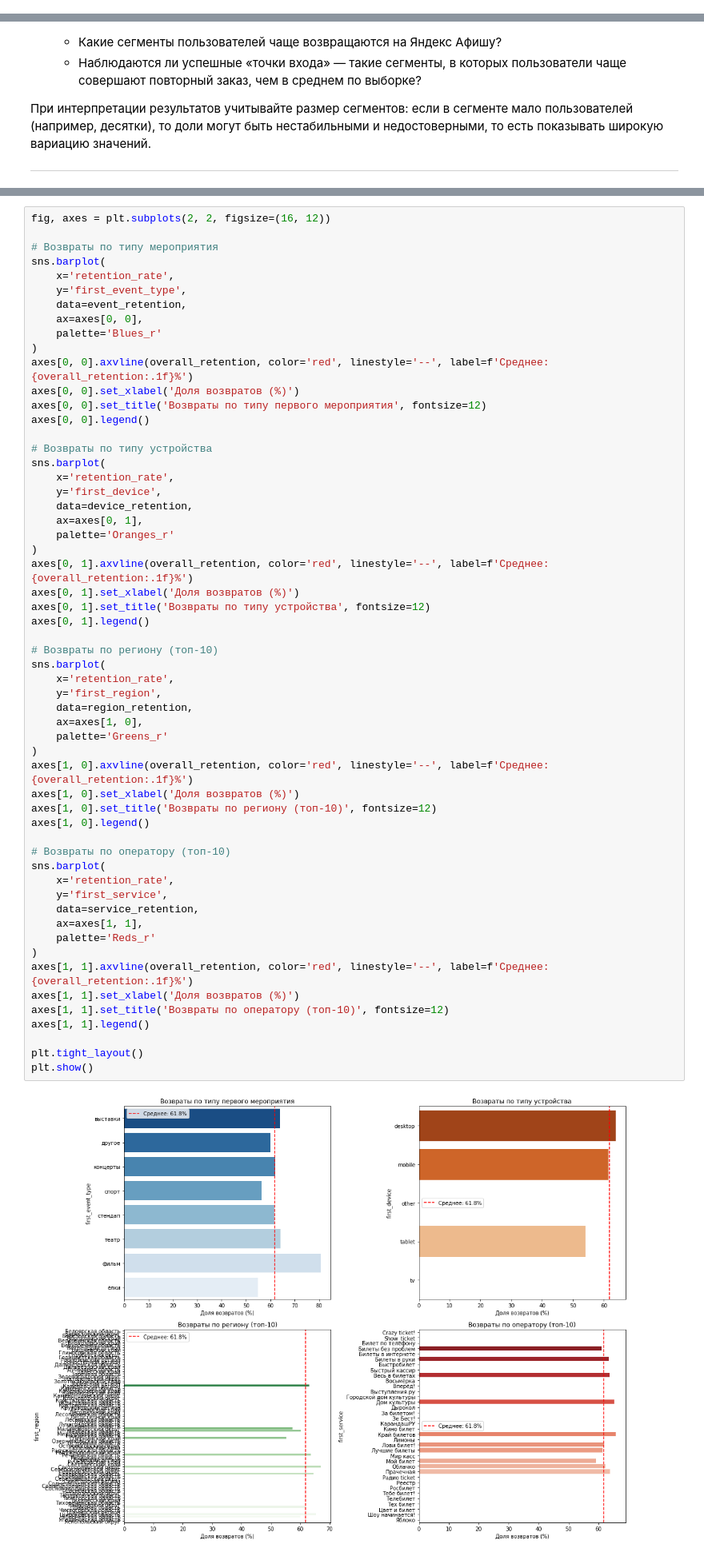
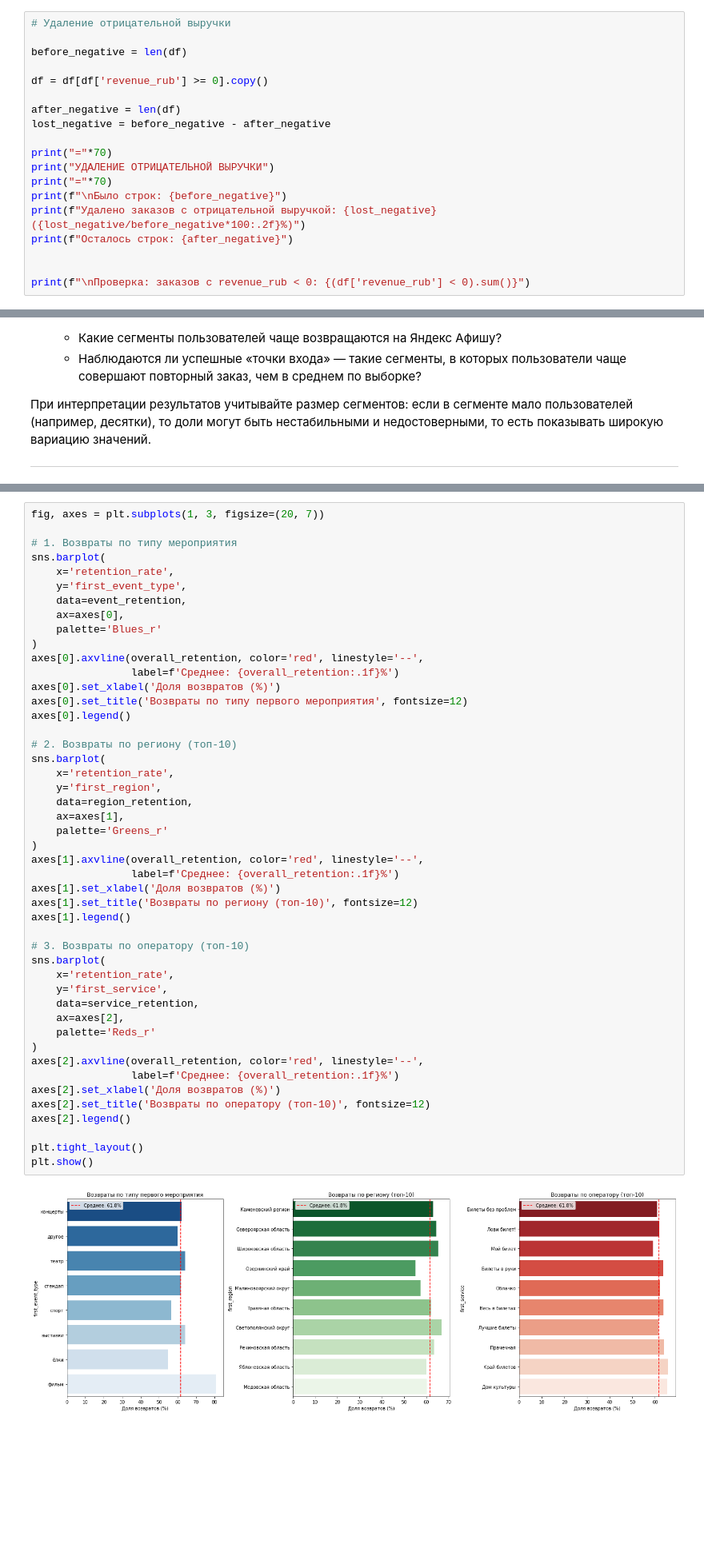
Before and after one commit to KrylovaOA/Jupyter-Project-for-Yandex-Practicum, a Jupyter notebook: Проект 22.06.2026..ipynb, the cells around one changed output, grey strips where cells are left out. Shown at 80% size. Cells and saved outputs as stored; diff of their text form; blank space fills up the shorter version.

```diff
--- a/Проект 22.06.2026..ipynb
+++ b/Проект 22.06.2026..ipynb
@@ -786,0 +993,19 @@ memory usage: 19.9+ MB
+# %%
+# Удаление отрицательной выручки
+
+before_negative = len(df)
+
+df = df[df['revenue_rub'] >= 0].copy()
+
+after_negative = len(df)
+lost_negative = before_negative - after_negative
+
+print("="*70)
+print("УДАЛЕНИЕ ОТРИЦАТЕЛЬНОЙ ВЫРУЧКИ")
+print("="*70)
+print(f"\nБыло строк: {before_negative}")
+print(f"Удалено заказов с отрицательной выручкой: {lost_negative} ({lost_negative/before_negative*100:.2f}%)")
+print(f"Осталось строк: {after_negative}")
+
+
+print(f"\nПроверка: заказов с revenue_rub < 0: {(df['revenue_rub'] < 0).sum()}")
@@ -1579,59 +1952,49 @@ first_event_type  total_users  returning_users  avg_orders  avg_revenue  retenti
 # %%
-fig, axes = plt.subplots(2, 2, figsize=(16, 12))
+fig, axes = plt.subplots(1, 3, figsize=(20, 7))
 
-# Возвраты по типу мероприятия
+# 1. Возвраты по типу мероприятия
 sns.barplot(
     x='retention_rate',
     y='first_event_type',
     data=event_retention,
-    ax=axes[0, 0],
+    ax=axes[0],
     palette='Blues_r'
 )
-axes[0, 0].axvline(overall_retention, color='red', linestyle='--', label=f'Среднее: {overall_retention:.1f}%')
-axes[0, 0].set_xlabel('Доля возвратов (%)')
-axes[0, 0].set_title('Возвраты по типу первого мероприятия', fontsize=12)
-axes[0, 0].legend()
+axes[0].axvline(overall_retention, color='red', linestyle='--',
+                label=f'Среднее: {overall_retention:.1f}%')
+axes[0].set_xlabel('Доля возвратов (%)')
+axes[0].set_title('Возвраты по типу первого мероприятия', fontsize=12)
+axes[0].legend()
 
-# Возвраты по типу устройства
-sns.barplot(
-    x='retention_rate',
-    y='first_device',
-    data=device_retention,
-    ax=axes[0, 1],
-    palette='Oranges_r'
-)
-axes[0, 1].axvline(overall_retention, color='red', linestyle='--', label=f'Среднее: {overall_retention:.1f}%')
-axes[0, 1].set_xlabel('Доля возвратов (%)')
-axes[0, 1].set_title('Возвраты по типу устройства', fontsize=12)
-axes[0, 1].legend()
-
-# Возвраты по региону (топ-10)
+# 2. Возвраты по региону (топ-10)
 sns.barplot(
     x='retention_rate',
     y='first_region',
     data=region_retention,
-    ax=axes[1, 0],
+    ax=axes[1],
     palette='Greens_r'
 )
-axes[1, 0].axvline(overall_retention, color='red', linestyle='--', label=f'Среднее: {overall_retention:.1f}%')
-axes[1, 0].set_xlabel('Доля возвратов (%)')
-axes[1, 0].set_title('Возвраты по региону (топ-10)', fontsize=12)
-axes[1, 0].legend()
+axes[1].axvline(overall_retention, color='red', linestyle='--',
+                label=f'Среднее: {overall_retention:.1f}%')
+axes[1].set_xlabel('Доля возвратов (%)')
+axes[1].set_title('Возвраты по региону (топ-10)', fontsize=12)
+axes[1].legend()
 
-# Возвраты по оператору (топ-10)
+# 3. Возвраты по оператору (топ-10)
 sns.barplot(
     x='retention_rate',
     y='first_service',
     data=service_retention,
-    ax=axes[1, 1],
+    ax=axes[2],
     palette='Reds_r'
 )
-axes[1, 1].axvline(overall_retention, color='red', linestyle='--', label=f'Среднее: {overall_retention:.1f}%')
-axes[1, 1].set_xlabel('Доля возвратов (%)')
-axes[1, 1].set_title('Возвраты по оператору (топ-10)', fontsize=12)
-axes[1, 1].legend()
+axes[2].axvline(overall_retention, color='red', linestyle='--',
+                label=f'Среднее: {overall_retention:.1f}%')
+axes[2].set_xlabel('Доля возвратов (%)')
+axes[2].set_title('Возвраты по оператору (топ-10)', fontsize=12)
+axes[2].legend()
 
 plt.tight_layout()
 plt.show()
 # %% [output]
-[figure, old version]
+[figure, new version]
```
Also changed, not shown: parts of 44 cells of this notebook.
